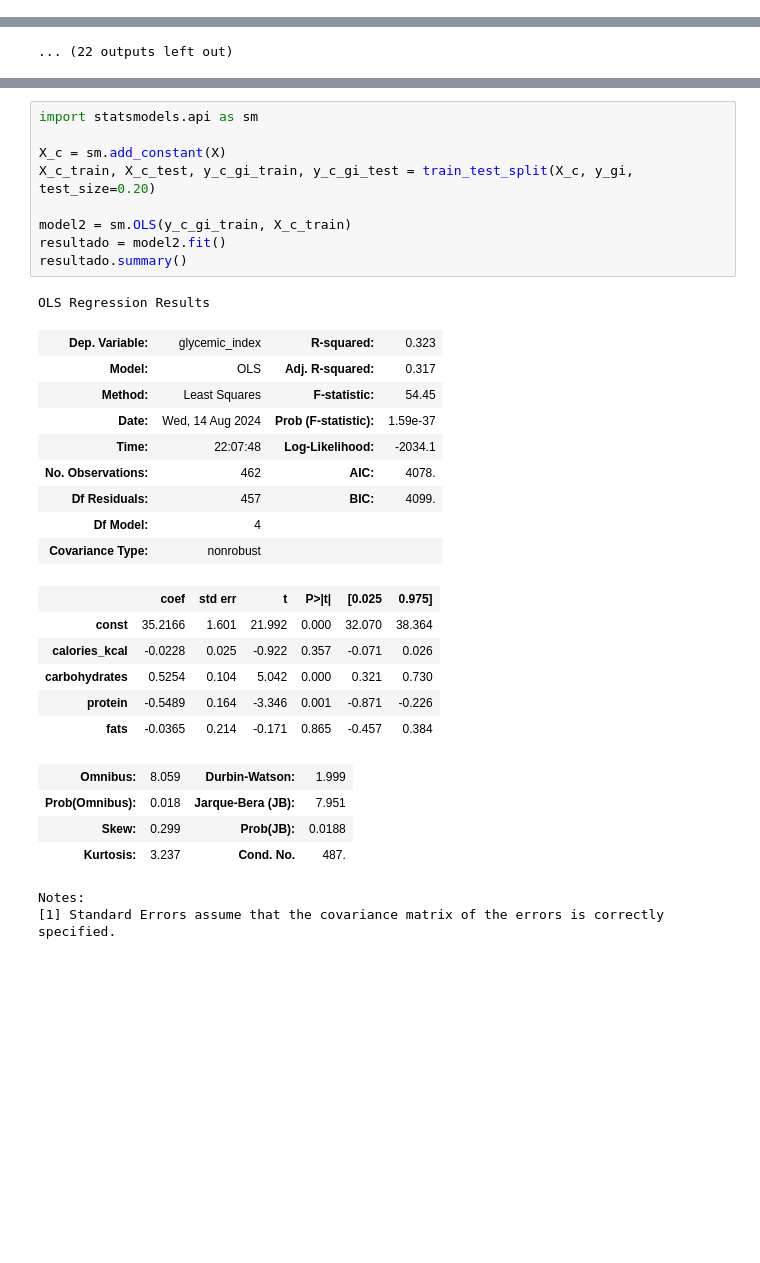
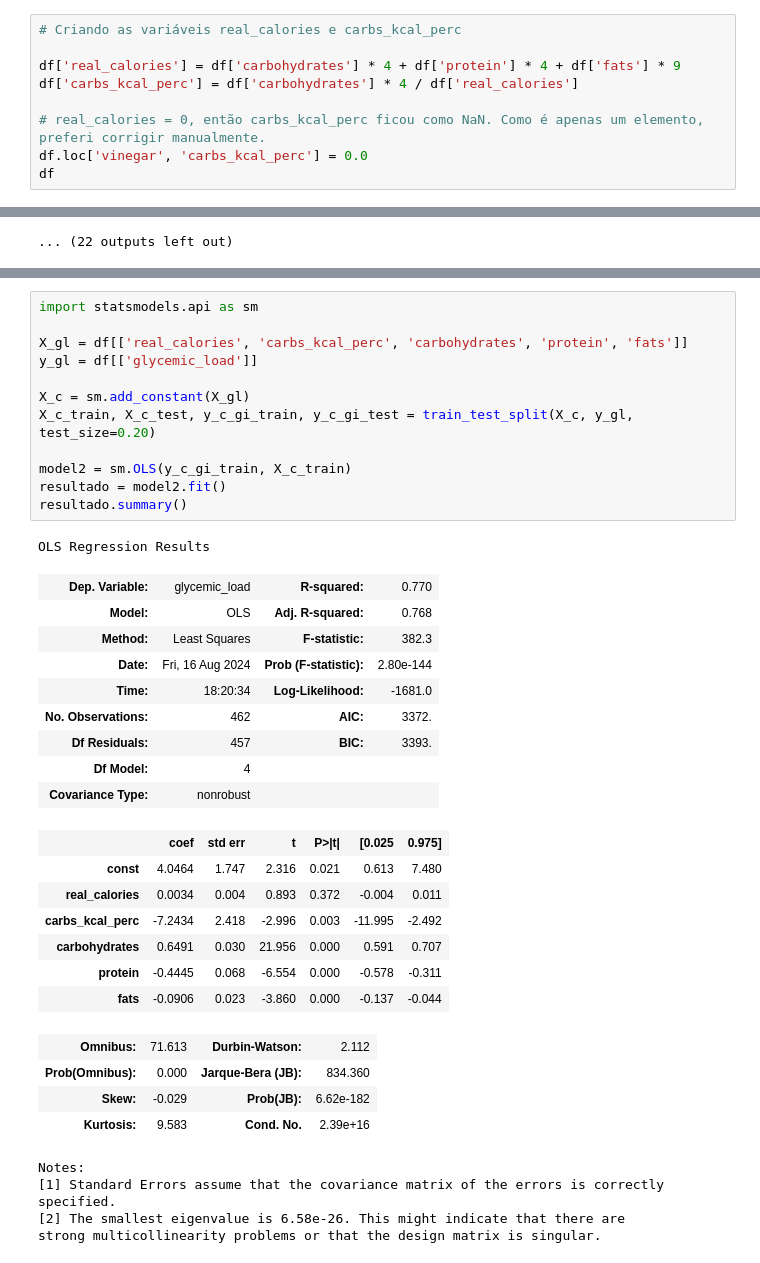
Before and after one commit to Arthur6890/tp-icd, a Jupyter notebook: models.ipynb, the cells around one changed output, grey strips where cells are left out. Drawn from its saved outputs; the diff is of its cells as text; blank space fills up the shorter version.

```diff
--- a/models.ipynb
+++ b/models.ipynb
@@ -50,3 +50,12 @@ Spices              24
 Sweets              42
 Vegetables          55
 Name: name, dtype: int64
+# %%
+# Criando as variáveis real_calories e carbs_kcal_perc
+
+df['real_calories'] = df['carbohydrates'] * 4 + df['protein'] * 4 + df['fats'] * 9
+df['carbs_kcal_perc'] = df['carbohydrates'] * 4 / df['real_calories']
+
+# real_calories = 0, então carbs_kcal_perc ficou como NaN. Como é apenas um elemento, preferi corrigir manualmente.
+df.loc['vinegar', 'carbs_kcal_perc'] = 0.0
+df
@@ -153,32 +185,38 @@ R2 do KNN: 0.2215005108001159
 # %%
 import statsmodels.api as sm
 
-X_c = sm.add_constant(X)
-X_c_train, X_c_test, y_c_gi_train, y_c_gi_test = train_test_split(X_c, y_gi, test_size=0.20)
+X_gl = df[['real_calories', 'carbs_kcal_perc', 'carbohydrates', 'protein', 'fats']]
+y_gl = df[['glycemic_load']]
+
+X_c = sm.add_constant(X_gl)
+X_c_train, X_c_test, y_c_gi_train, y_c_gi_test = train_test_split(X_c, y_gl, test_size=0.20)
 
 model2 = sm.OLS(y_c_gi_train, X_c_train)
 resultado = model2.fit()
 resultado.summary()
 # %% [output]
 OLS Regression Results
-| Dep. Variable: | glycemic_index | R-squared: | 0.323 |
-| Model: | OLS | Adj. R-squared: | 0.317 |
-| Method: | Least Squares | F-statistic: | 54.45 |
-| Date: | Wed, 14 Aug 2024 | Prob (F-statistic): | 1.59e-37 |
-| Time: | 22:07:48 | Log-Likelihood: | -2034.1 |
-| No. Observations: | 462 | AIC: | 4078. |
-| Df Residuals: | 457 | BIC: | 4099. |
+| Dep. Variable: | glycemic_load | R-squared: | 0.770 |
+| Model: | OLS | Adj. R-squared: | 0.768 |
+| Method: | Least Squares | F-statistic: | 382.3 |
+| Date: | Fri, 16 Aug 2024 | Prob (F-statistic): | 2.80e-144 |
+| Time: | 18:20:34 | Log-Likelihood: | -1681.0 |
+| No. Observations: | 462 | AIC: | 3372. |
+| Df Residuals: | 457 | BIC: | 3393. |
 | Df Model: | 4 |  |  |
 | Covariance Type: | nonrobust |  |  |
 |  | coef | std err | t | P>|t| | [0.025 | 0.975] |
-| const | 35.2166 | 1.601 | 21.992 | 0.000 | 32.070 | 38.364 |
-| calories_kcal | -0.0228 | 0.025 | -0.922 | 0.357 | -0.071 | 0.026 |
-| carbohydrates | 0.5254 | 0.104 | 5.042 | 0.000 | 0.321 | 0.730 |
-| protein | -0.5489 | 0.164 | -3.346 | 0.001 | -0.871 | -0.226 |
-| fats | -0.0365 | 0.214 | -0.171 | 0.865 | -0.457 | 0.384 |
+| const | 4.0464 | 1.747 | 2.316 | 0.021 | 0.613 | 7.480 |
+| real_calories | 0.0034 | 0.004 | 0.893 | 0.372 | -0.004 | 0.011 |
+| carbs_kcal_perc | -7.2434 | 2.418 | -2.996 | 0.003 | -11.995 | -2.492 |
+| carbohydrates | 0.6491 | 0.030 | 21.956 | 0.000 | 0.591 | 0.707 |
+| protein | -0.4445 | 0.068 | -6.554 | 0.000 | -0.578 | -0.311 |
+| fats | -0.0906 | 0.023 | -3.860 | 0.000 | -0.137 | -0.044 |
-| Omnibus: | 8.059 | Durbin-Watson: | 1.999 |
-| Prob(Omnibus): | 0.018 | Jarque-Bera (JB): | 7.951 |
-| Skew: | 0.299 | Prob(JB): | 0.0188 |
-| Kurtosis: | 3.237 | Cond. No. | 487. |
+| Omnibus: | 71.613 | Durbin-Watson: | 2.112 |
+| Prob(Omnibus): | 0.000 | Jarque-Bera (JB): | 834.360 |
+| Skew: | -0.029 | Prob(JB): | 6.62e-182 |
+| Kurtosis: | 9.583 | Cond. No. | 2.39e+16 |
 Notes:
 [1] Standard Errors assume that the covariance matrix of the errors is correctly specified.
+[2] The smallest eigenvalue is 6.58e-26. This might indicate that there are
+strong multicollinearity problems or that the design matrix is singular.
```
Also changed, not shown: parts of 10 cells of this notebook.
